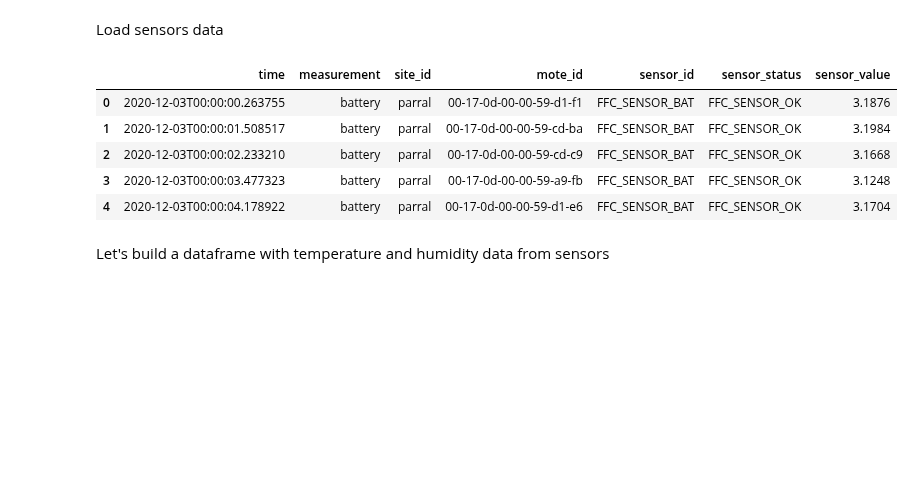
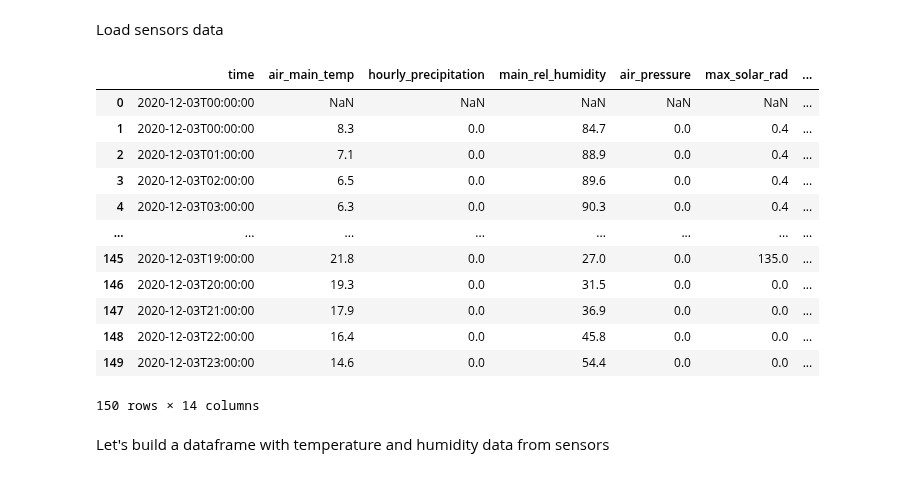
Before and after one commit to hernanlira/hl_frost, a Jupyter notebook: 07_data_and_var_testing.ipynb, the cells around one changed output. Drawn from its saved outputs; the diff is of its cells as text; code cells hidden in the pictures; blank space fills up the shorter version.

```diff
--- a/07_data_and_var_testing.ipynb
+++ b/07_data_and_var_testing.ipynb
@@ -10,16 +10,23 @@ from statsmodels.tools.eval_measures import rmse, aic
 # %% [markdown]
 Load sensors data
 # %%
-data_sensor = pd.read_csv('../pruebas_datos/2020-12-03.csv')
+data_sensor = pd.read_csv('../pruebas_datos/2020-12-03_ws.csv')
 # %%
-data_sensor.head()
+data_sensor
 # %% [output]
-|  | time | measurement | site_id | mote_id | sensor_id | sensor_status | sensor_value |
-| 0 | 2020-12-03T00:00:00.263755 | battery | parral | 00-17-0d-00-00-59-d1-f1 | FFC_SENSOR_BAT | FFC_SENSOR_OK | 3.1876 |
-| 1 | 2020-12-03T00:00:01.508517 | battery | parral | 00-17-0d-00-00-59-cd-ba | FFC_SENSOR_BAT | FFC_SENSOR_OK | 3.1984 |
-| 2 | 2020-12-03T00:00:02.233210 | battery | parral | 00-17-0d-00-00-59-cd-c9 | FFC_SENSOR_BAT | FFC_SENSOR_OK | 3.1668 |
-| 3 | 2020-12-03T00:00:03.477323 | battery | parral | 00-17-0d-00-00-59-a9-fb | FFC_SENSOR_BAT | FFC_SENSOR_OK | 3.1248 |
-| 4 | 2020-12-03T00:00:04.178922 | battery | parral | 00-17-0d-00-00-59-d1-e6 | FFC_SENSOR_BAT | FFC_SENSOR_OK | 3.1704 |
+|  | time | air_main_temp | hourly_precipitation | main_rel_humidity | air_pressure | max_solar_rad | ... |
+| 0 | 2020-12-03T00:00:00 | NaN | NaN | NaN | NaN | NaN | ... |
+| 1 | 2020-12-03T00:00:00 | 8.3 | 0.0 | 84.7 | 0.0 | 0.4 | ... |
+| 2 | 2020-12-03T01:00:00 | 7.1 | 0.0 | 88.9 | 0.0 | 0.4 | ... |
+| 3 | 2020-12-03T02:00:00 | 6.5 | 0.0 | 89.6 | 0.0 | 0.4 | ... |
+| 4 | 2020-12-03T03:00:00 | 6.3 | 0.0 | 90.3 | 0.0 | 0.4 | ... |
+| ... | ... | ... | ... | ... | ... | ... | ... |
+| 145 | 2020-12-03T19:00:00 | 21.8 | 0.0 | 27.0 | 0.0 | 135.0 | ... |
+| 146 | 2020-12-03T20:00:00 | 19.3 | 0.0 | 31.5 | 0.0 | 0.0 | ... |
+| 147 | 2020-12-03T21:00:00 | 17.9 | 0.0 | 36.9 | 0.0 | 0.0 | ... |
+| 148 | 2020-12-03T22:00:00 | 16.4 | 0.0 | 45.8 | 0.0 | 0.0 | ... |
+| 149 | 2020-12-03T23:00:00 | 14.6 | 0.0 | 54.4 | 0.0 | 0.0 | ... |
+150 rows × 14 columns
 # %% [markdown]
 Let's build a dataframe with temperature and humidity data from sensors
 # %%
```
Also changed, not shown: parts of 2 cells of this notebook.
